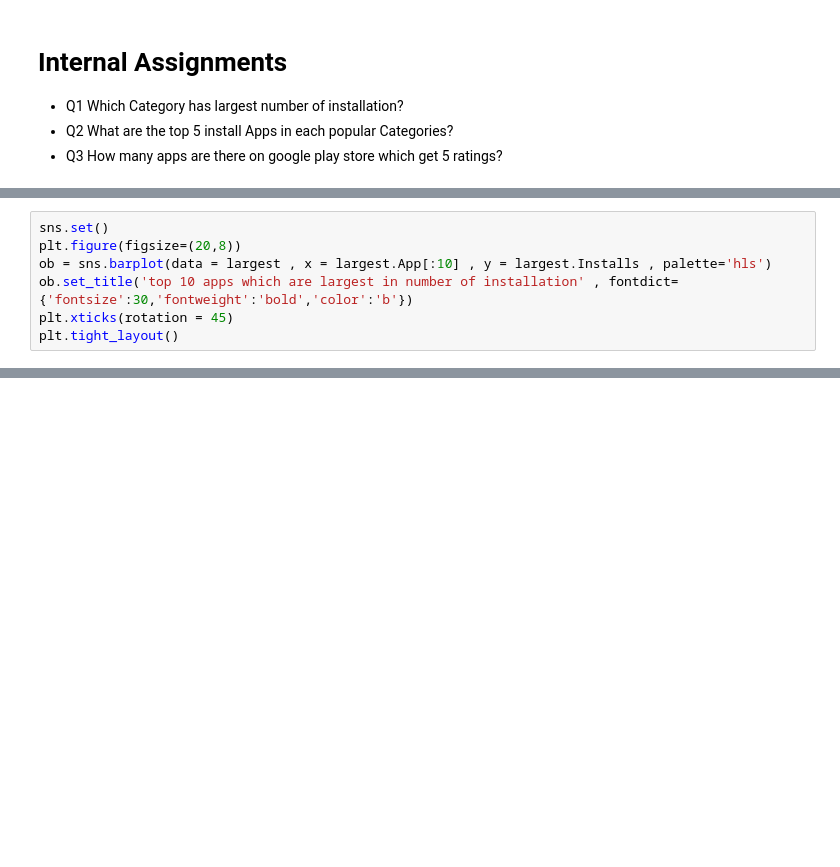
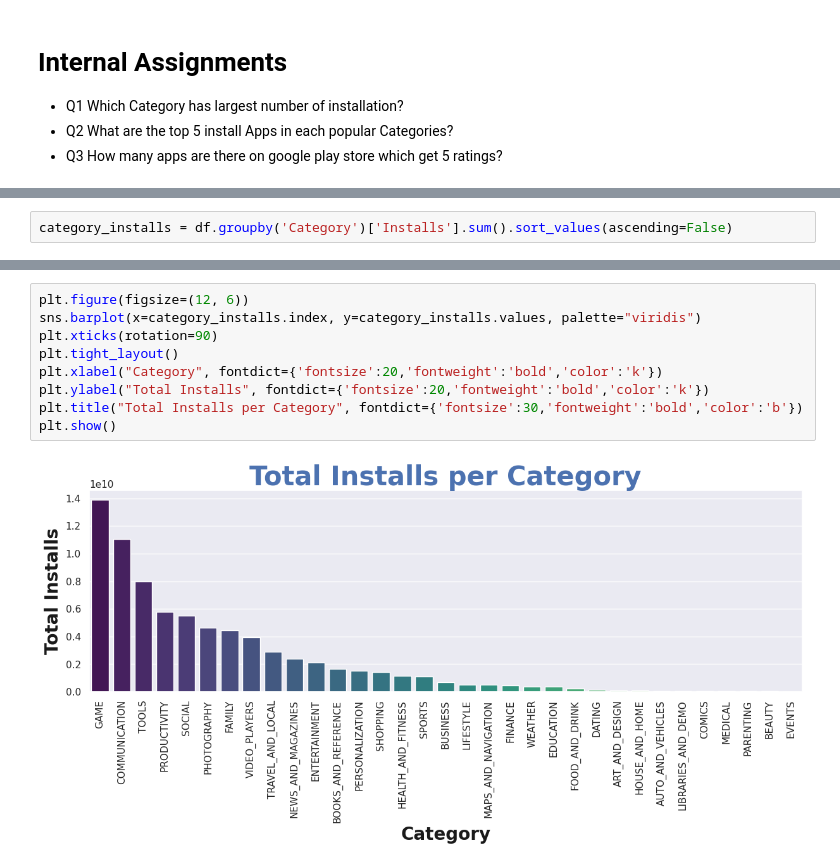
Before and after one commit to abuawaish/EDA, a Jupyter notebook: EDA_Tutorial5.ipynb, the cells around one changed output, grey strips where cells are left out. Cells and saved outputs as stored; diff of their text form; blank space fills up the shorter version.

```diff
--- a/EDA_Tutorial5.ipynb
+++ b/EDA_Tutorial5.ipynb
@@ -388,7 +363,0 @@ largest = df1[(df1.Installs >= 500000000) & (df1.Installs <= 1000000000)]
-# %%
-sns.set()
-plt.figure(figsize=(20,8))
-ob = sns.barplot(data = largest , x = largest.App[:10] , y = largest.Installs , palette='hls')
-ob.set_title('top 10 apps which are largest in number of installation' , fontdict={'fontsize':30,'fontweight':'bold','color':'b'})
-plt.xticks(rotation = 45)
-plt.tight_layout()
@@ -402,0 +364,2 @@ plt.tight_layout()
+# %%
+category_installs = df.groupby('Category')['Installs'].sum().sort_values(ascending=False)
@@ -403 +386,12 @@ plt.tight_layout()
+# %%
+plt.figure(figsize=(12, 6))
+sns.barplot(x=category_installs.index, y=category_installs.values, palette="viridis")
+plt.xticks(rotation=90)
+plt.tight_layout()
+plt.xlabel("Category", fontdict={'fontsize':20,'fontweight':'bold','color':'k'})
+plt.ylabel("Total Installs", fontdict={'fontsize':20,'fontweight':'bold','color':'k'})
+plt.title("Total Installs per Category", fontdict={'fontsize':30,'fontweight':'bold','color':'b'})
+plt.show()
+# %% [output]
+[figure, added]
 # %% [markdown]
```
Also changed, not shown: parts of 23 cells of this notebook.
